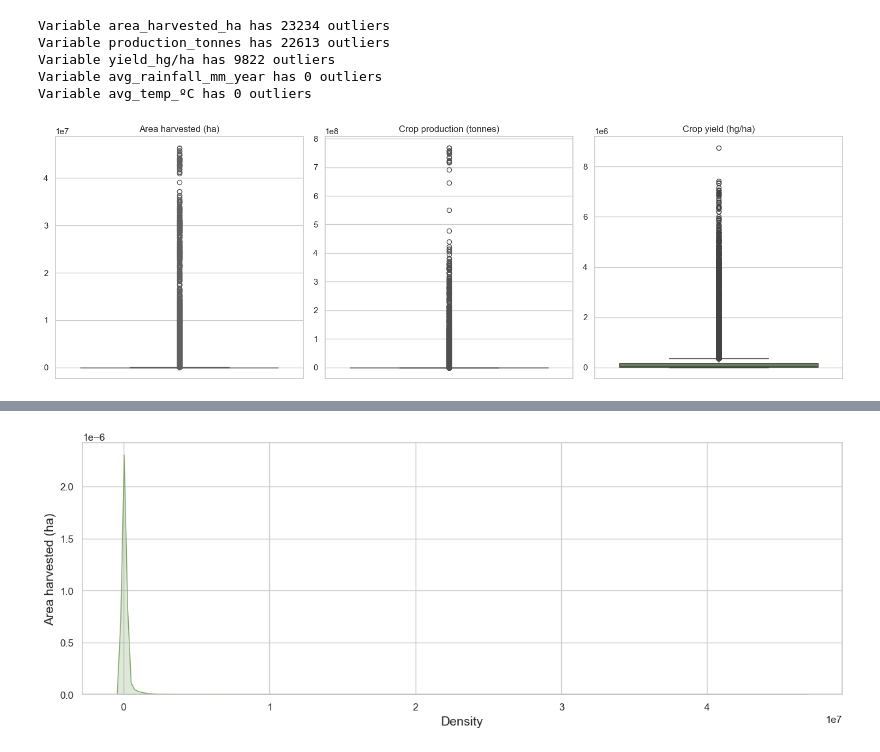
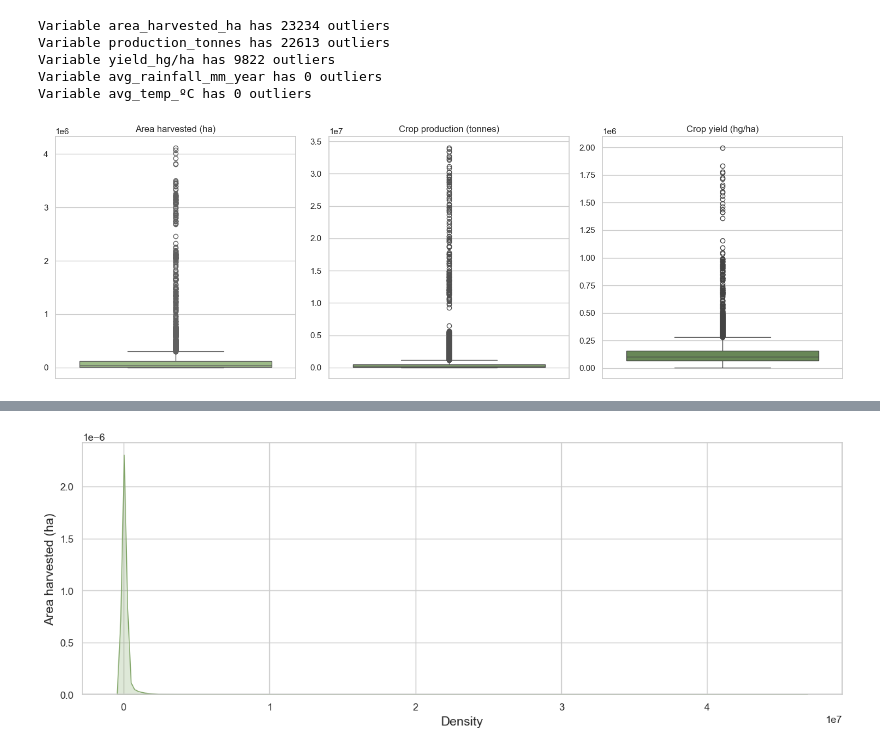
Before and after one commit to CrisDAndres/proyecto_agrotech, a Jupyter notebook: preprocessing.ipynb, the cells around one changed output, grey strips where cells are left out. Drawn from its saved outputs; the diff is of its cells as text; code cells hidden in the pictures.

```diff
--- a/preprocessing.ipynb
+++ b/preprocessing.ipynb
@@ -1306,30 +1328,30 @@ Variable avg_rainfall_mm_year has 0 outliers
 Variable avg_temp_ºC has 0 outliers
 # %%
 # Create boxplot
-df_var1 = df_filtered['area_harvested_ha']
-df_var2 = df_filtered['production_tonnes']
-df_var3 = df_filtered['yield_hg/ha']
+df_var1 = df_filtered.groupby(['Area','Year'])['area_harvested_ha'].mean().reset_index()
+df_var2 = df_filtered.groupby(['Area','Year'])['production_tonnes'].mean().reset_index()
+df_var3 = df_filtered.groupby(['Area','Year'])['yield_hg/ha'].mean().reset_index()
 
 # Create subplots
 fig, axes = plt.subplots(nrows=1, ncols=3,figsize=(15, 5))
 
-fig = sns.boxplot(y=df_var1, data=df, ax=axes[0], color = agro[1])
+fig = sns.boxplot(y=df_var1['area_harvested_ha'], data=df_var1, ax=axes[0], color = agro[1])
 axes[0].set_title('Area harvested (ha)')
 axes[0].set_ylabel('')
 
-fig = sns.boxplot(y=df_var2, data=df, ax=axes[1], color = agro[2])
+fig = sns.boxplot(y=df_var2['production_tonnes'], data=df_var2, ax=axes[1], color = agro[2])
 axes[1].set_title('Crop production (tonnes)')
 axes[1].set_ylabel('')
 
-fig = sns.boxplot(y=df_var3, data=df, ax=axes[2], color = agro[3])
+fig = sns.boxplot(y=df_var3['yield_hg/ha'], data=df_var3, ax=axes[2], color = agro[3])
 axes[2].set_title('Crop yield (hg/ha)')
 axes[2].set_ylabel('')
 
 # Adjust the design
 plt.tight_layout()
 
 # Show
 plt.show()
 # %% [output]
-[figure, old version]
+[figure, new version]
 # %%
```
Also changed, not shown: parts of 36 cells of this notebook, 3 other files.
